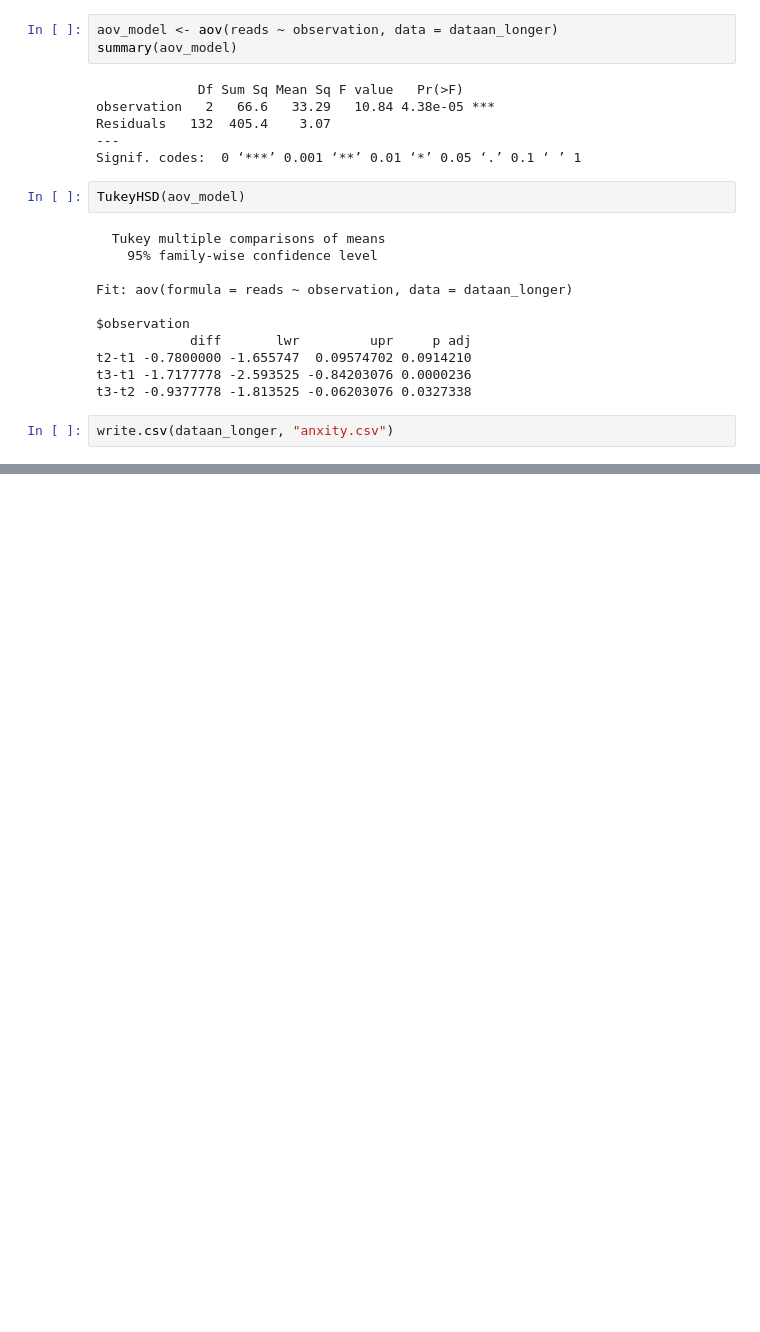
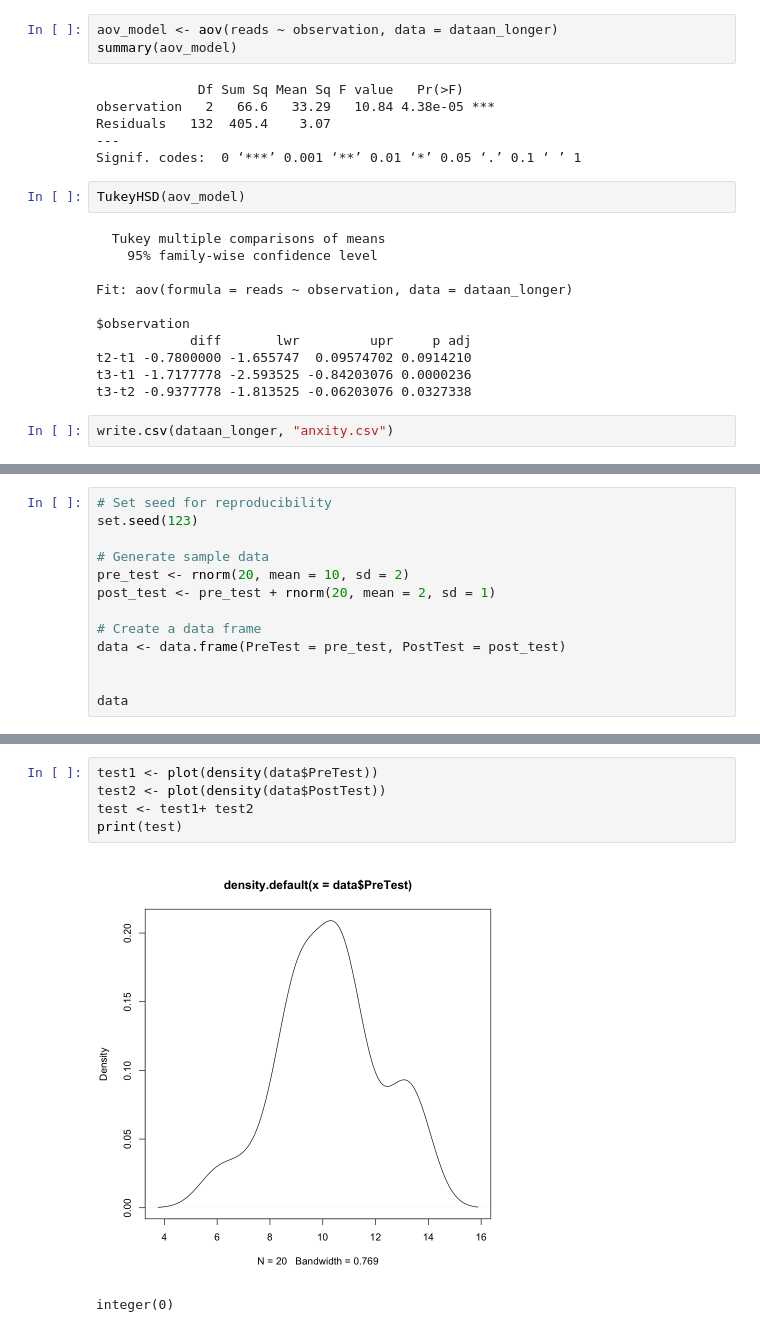
Before and after one commit to arunmhh/codeforytv, a Jupyter notebook: anovainR.ipynb, the cells around one changed output, grey strips where cells are left out. Saved outputs shown, nothing was run; the diff lists cells and outputs as text; blank space fills up the shorter version.

```diff
--- a/anovainR.ipynb
+++ b/anovainR.ipynb
@@ -110,0 +113,13 @@ write.csv(dataan_longer, "anxity.csv")
+# %%
+# Set seed for reproducibility
+set.seed(123)
+
+# Generate sample data
+pre_test <- rnorm(20, mean = 10, sd = 2)
+post_test <- pre_test + rnorm(20, mean = 2, sd = 1)
+
+# Create a data frame
+data <- data.frame(PreTest = pre_test, PostTest = post_test)
+
+
+data
@@ -110,0 +155,8 @@ write.csv(dataan_longer, "anxity.csv")
+# %%
+test1 <- plot(density(data$PreTest))
+test2 <- plot(density(data$PostTest))
+test <- test1+ test2
+print(test)
+# %% [output]
+[figure, added]
+integer(0)
```
Also changed, not shown: parts of 8 cells of this notebook, 11 other files.
